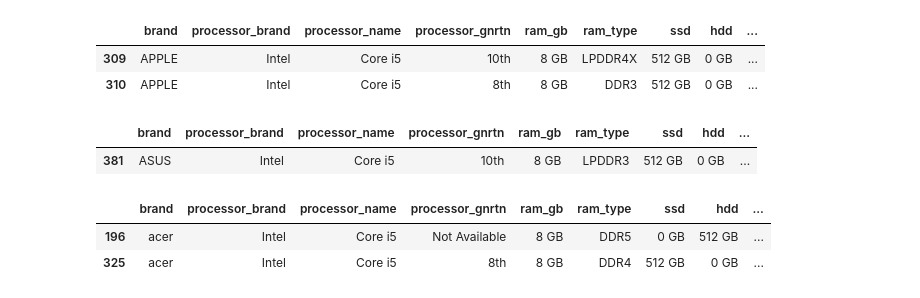
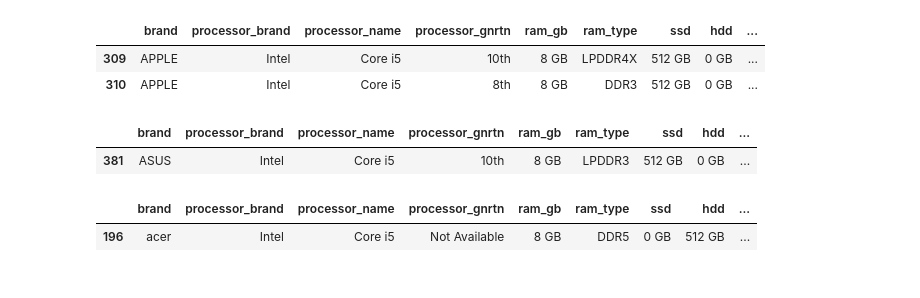
Before and after one commit to SATYAM-PRATIBHAN/Data-Science-Training, a Jupyter notebook: Python/Pandas/class8.ipynb, the cells around one changed output. Cells and saved outputs as stored; diff of their text form; code cells hidden in the pictures.

```diff
--- a/Python/Pandas/class8.ipynb
+++ b/Python/Pandas/class8.ipynb
@@ -174,15 +174,14 @@ Asus_10thgen_ramddr3_windows_graphic4_price
 # %%
 # brand = acer, ram =  8gb, processor name = intel,ssd <= 512gb,os windows,graphics = 4gb,touchscreen = no,price < 100k
 Acer = df[df["brand"] == "acer"]
 Acer = Acer[Acer["ram_gb"] == "8 GB"]
 Acer = Acer[Acer["processor_brand"] == "Intel"]
 Acer = Acer[Acer["ssd"] <= "512 GB"]
 Acer = Acer[Acer["os"] == "Windows"]
 Acer = Acer[Acer["graphic_card_gb"] == "4 GB"]
 Acer = Acer[Acer["Touchscreen"] == "No"]
-Acer = Acer[Acer["Price"] <= 100000]
+Acer = Acer[Acer["Price"] <= 70000]
 Acer
 # %% [output]
 |  | brand | processor_brand | processor_name | processor_gnrtn | ram_gb | ram_type | ssd | hdd | ... |
 | 196 | acer | Intel | Core i5 | Not Available | 8 GB | DDR5 | 0 GB | 512 GB | ... |
-| 325 | acer | Intel | Core i5 | 8th | 8 GB | DDR4 | 512 GB | 0 GB | ... |
```
